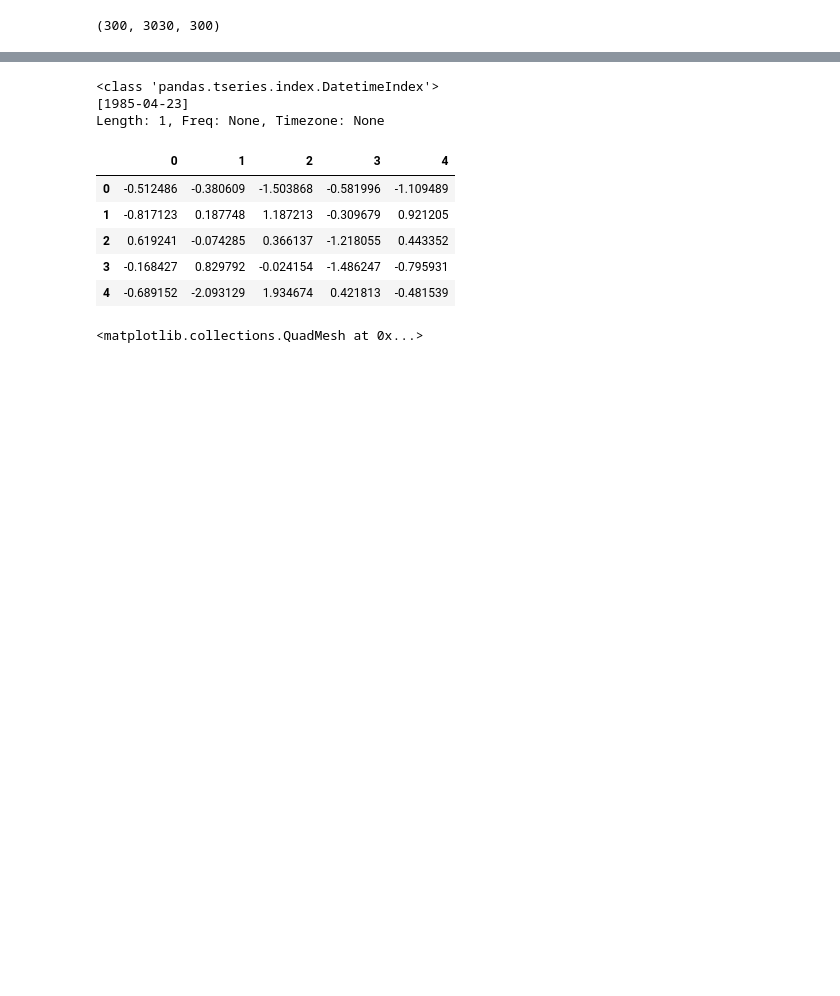
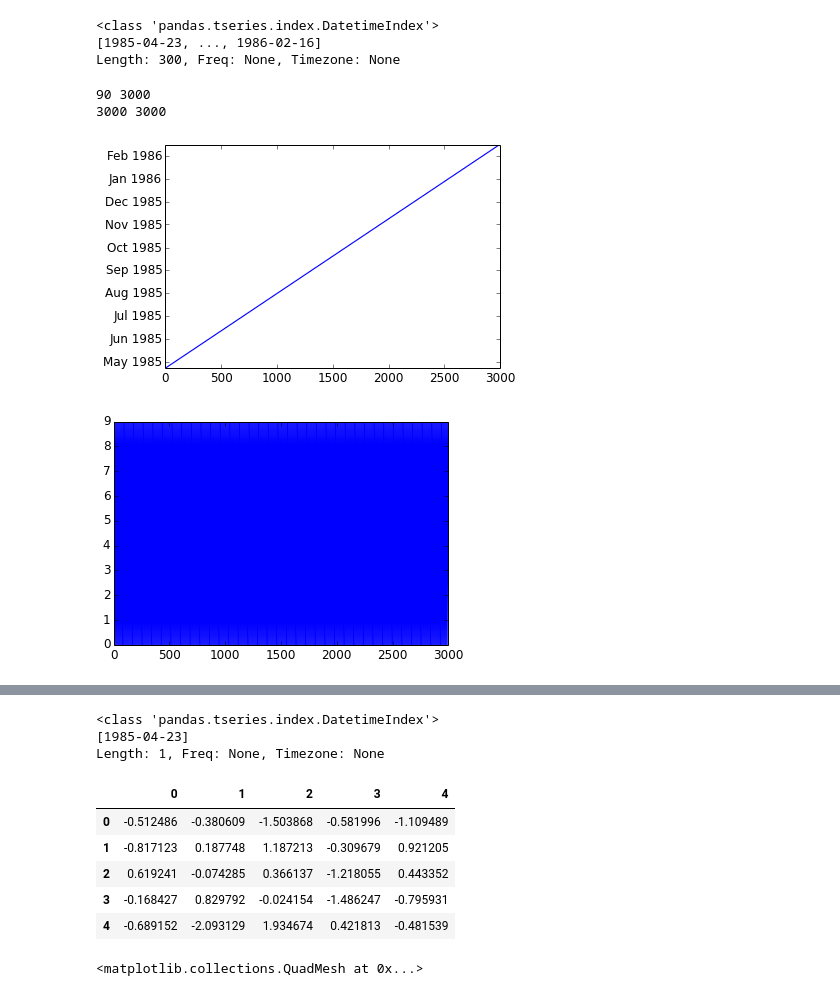
Before and after one commit to guziy/PyNotebooks, a Jupyter notebook: pandas_and_hdf5.ipynb, the cells around one changed output, grey strips where cells are left out. Drawn from its saved outputs; the diff is of its cells as text; code cells hidden in the pictures; blank space fills up the shorter version.

```diff
--- a/pandas_and_hdf5.ipynb
+++ b/pandas_and_hdf5.ipynb
@@ -60,9 +72,32 @@ Length: 10, Freq: None, Timezone: None
-# %%
-len(pdata)
-type(pdata)
-data = pdata.values
-print data.shape
-
-df_sel = pdata.select(lambda d: d.month == 5 and d.day == 17, axis=1)
-# %% [output]
-(300, 3030, 300)
+# %%
+pdata = store_read.get("/test/fields")
+
+len(pdata.major_axis), pdata.major_axis[0], pdata.major_axis[-1]
+
+d1 = pdata.major_axis[0]
+d2 = pdata.major_axis[-1]
+print pdata.major_axis
+# %% [output]
+<class 'pandas.tseries.index.DatetimeIndex'>
+[1985-04-23, ..., 1986-02-16]
+Length: 300, Freq: None, Timezone: None
+# %%
+c1 = store_read.select_column("/test/fields", "major_axis")
+c2 = store_read.select_column("/test/fields", "minor_axis")
+#c3 = store_read.select_column("/test/fields", "index")
+#c0 = store_read.select_as_coordinates("/test/fields", "major_axis")
+# %%
+dtime_index = pd.DatetimeIndex(c1)
+coords = c1[(dtime_index.day == 23) & (dtime_index.year == 1985)]
+z = (dtime_index.day == 23) & (dtime_index.year == 1985)
+print sum(1 for zi in z if zi), len(z)
+
+plt.plot(c1)
+plt.figure()
+plt.plot(c2)
+print len(c1), len(c2)
+# %% [output]
+90 3000
+3000 3000
+[figure, added]
+[figure, added]
```
Also changed, not shown: parts of 14 cells of this notebook.
